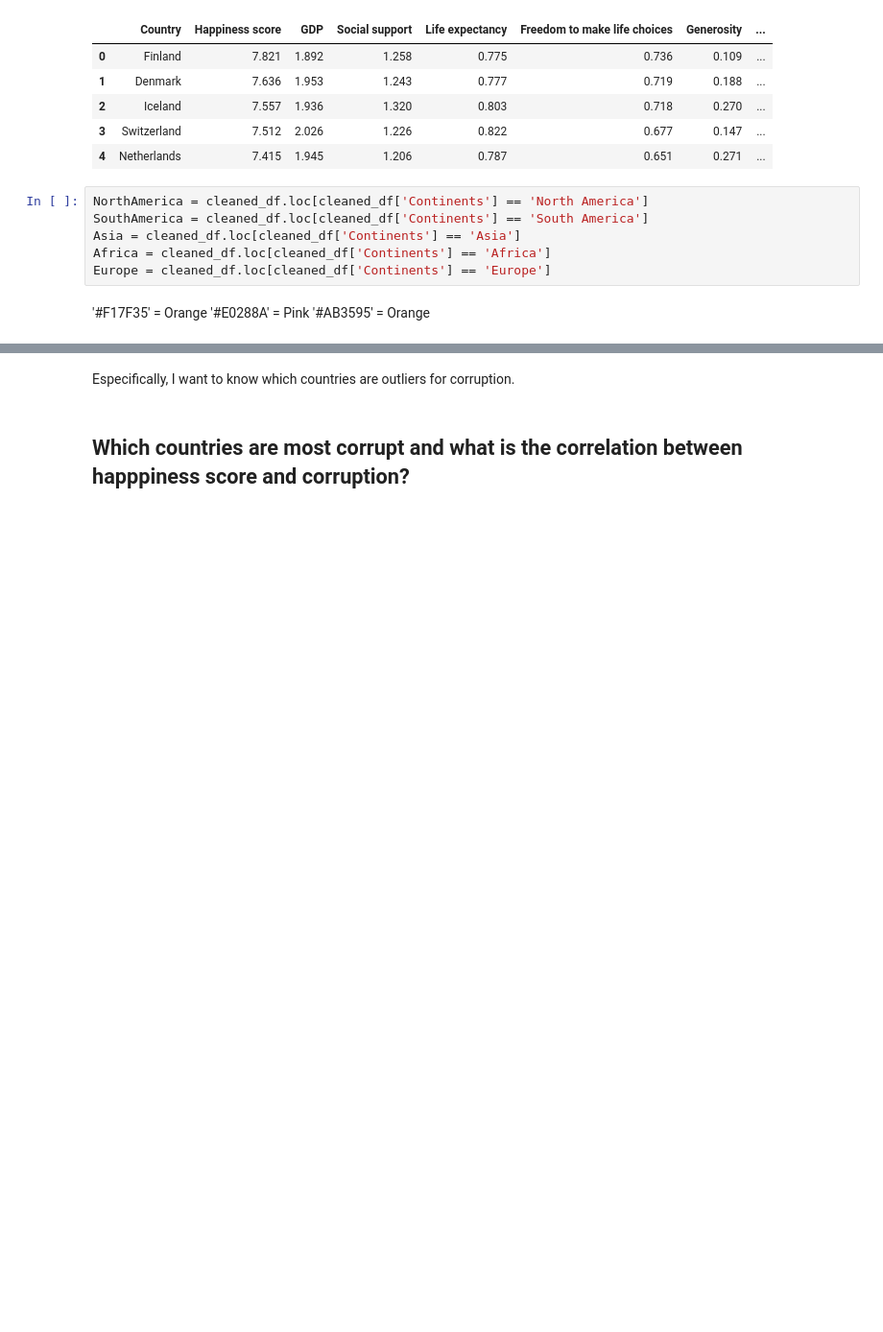
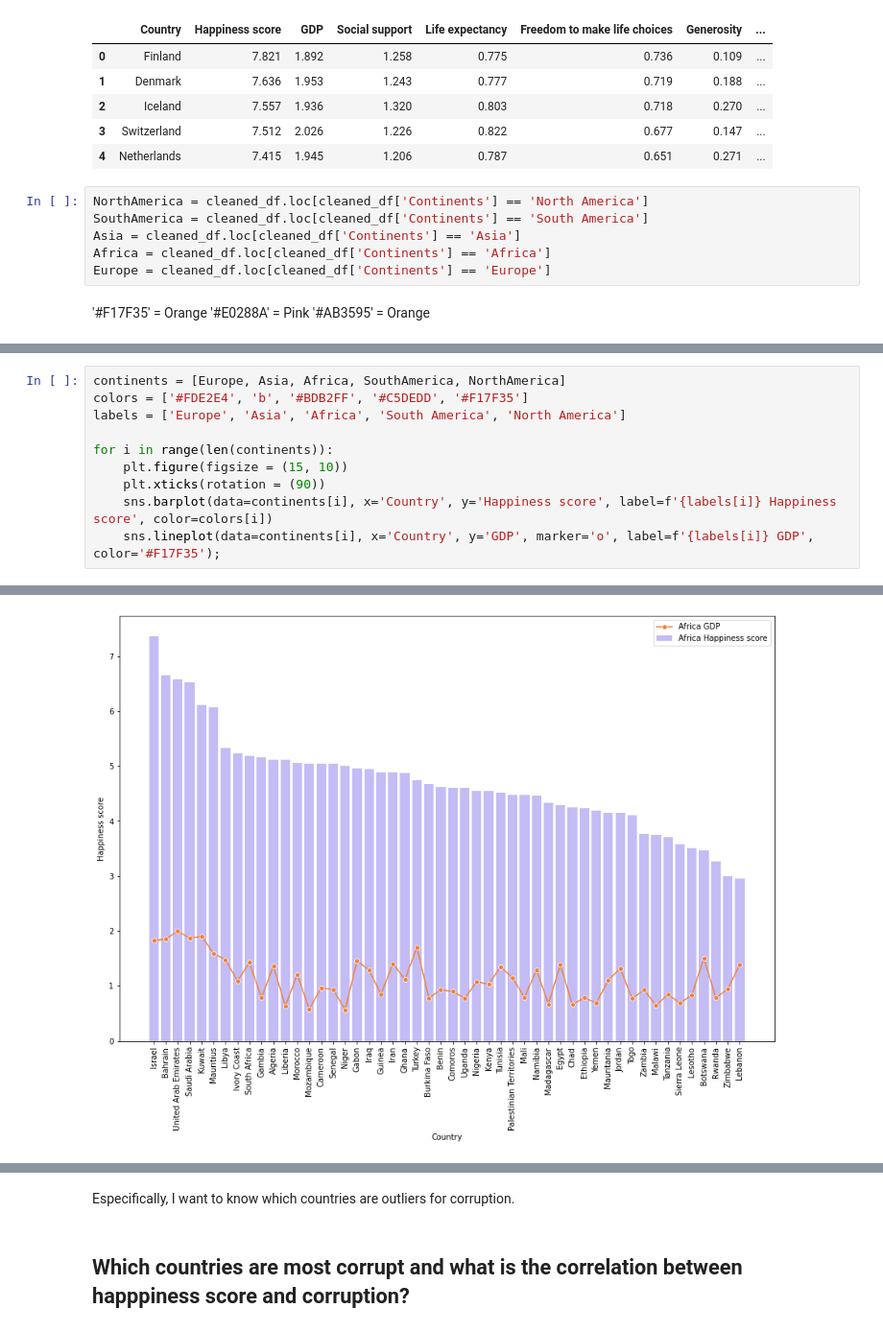
Before and after one commit to lauxpaux/HappinessResearch, a Jupyter notebook: HappinessDataExploration.ipynb, the cells around one changed output, grey strips where cells are left out. Shown at 96% size. Saved outputs shown, nothing was run; the diff lists cells and outputs as text; blank space fills up the shorter version.

```diff
--- a/HappinessDataExploration.ipynb
+++ b/HappinessDataExploration.ipynb
@@ -407,0 +390,11 @@ sns.lineplot(data=NorthAmerica, x='Country', y='GDP', marker='o', label='North A
+# %%
+continents = [Europe, Asia, Africa, SouthAmerica, NorthAmerica]
+colors = ['#FDE2E4', 'b', '#BDB2FF', '#C5DEDD', '#F17F35']
+labels = ['Europe', 'Asia', 'Africa', 'South America', 'North America']
+
+for i in range(len(continents)):
+    plt.figure(figsize = (15, 10))
+    plt.xticks(rotation = (90))
+    sns.barplot(data=continents[i], x='Country', y='Happiness score', label=f'{labels[i]} Happiness score', color=colors[i])
+    sns.lineplot(data=continents[i], x='Country', y='GDP', marker='o', label=f'{labels[i]} GDP', color='#F17F35');
+# %% [output]
@@ -407,0 +403 @@ sns.lineplot(data=NorthAmerica, x='Country', y='GDP', marker='o', label='North A
+[figure, added]
```
Also changed, not shown: parts of 10 cells of this notebook.
